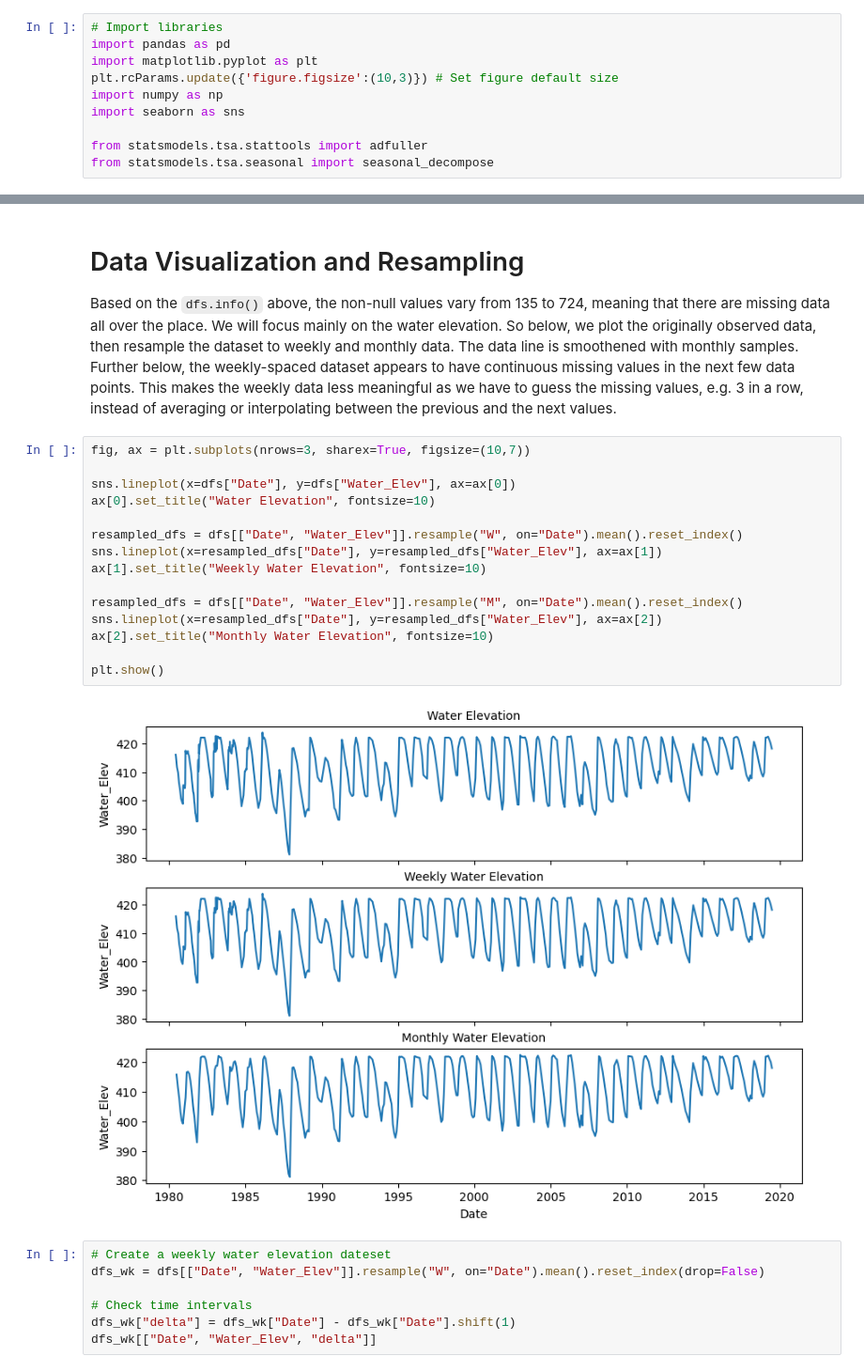
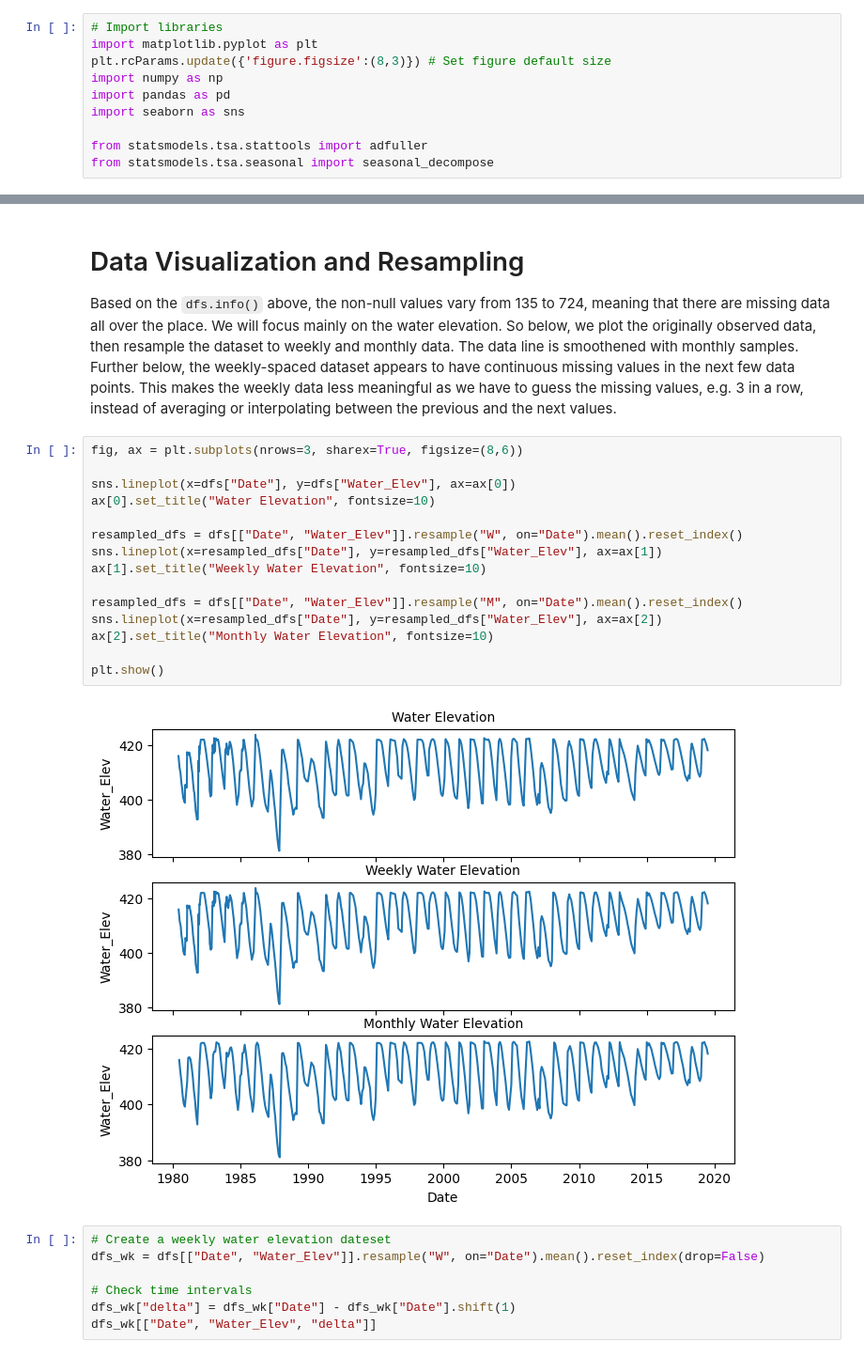
Before and after one commit to liangchow/time-series-reservoir-water-level, a Jupyter notebook: reservoir.ipynb, the cells around one changed output, grey strips where cells are left out. Shown at 94% size. Drawn from its saved outputs; the diff is of its cells as text.

```diff
--- a/reservoir.ipynb
+++ b/reservoir.ipynb
@@ -19,10 +19,10 @@ git is already the newest version (1:2.34.1-1ubuntu1.11).
 fatal: destination path 'time-series-reservoir-water-level' already exists and is not an empty directory.
 # %%
 # Import libraries
+import matplotlib.pyplot as plt
+plt.rcParams.update({'figure.figsize':(8,3)}) # Set figure default size
+import numpy as np
 import pandas as pd
-import matplotlib.pyplot as plt
-plt.rcParams.update({'figure.figsize':(10,3)}) # Set figure default size
-import numpy as np
 import seaborn as sns
 
 from statsmodels.tsa.stattools import adfuller
@@ -83,22 +83,22 @@ dfs.tail()
 # Data Visualization and Resampling
 Based on the `dfs.info()` above, the non-null values vary from 135 to 724, meaning that there are missing data all over the place. We will focus mainly on the water elevation. So below, we plot the originally observed data, then resample the dataset to weekly and monthly data. The data line is smoothened with monthly samples. Further below, the weekly-spaced dataset appears to have continuous missing values in the next few data points. This makes the weekly data less meaningful as we have to guess the missing values, e.g. 3 in a row, instead of averaging or interpolating between the previous and the next values.
 # %%
-fig, ax = plt.subplots(nrows=3, sharex=True, figsize=(10,7))
+fig, ax = plt.subplots(nrows=3, sharex=True, figsize=(8,6))
 
 sns.lineplot(x=dfs["Date"], y=dfs["Water_Elev"], ax=ax[0])
 ax[0].set_title("Water Elevation", fontsize=10)
 
 resampled_dfs = dfs[["Date", "Water_Elev"]].resample("W", on="Date").mean().reset_index()
 sns.lineplot(x=resampled_dfs["Date"], y=resampled_dfs["Water_Elev"], ax=ax[1])
 ax[1].set_title("Weekly Water Elevation", fontsize=10)
 
 resampled_dfs = dfs[["Date", "Water_Elev"]].resample("M", on="Date").mean().reset_index()
 sns.lineplot(x=resampled_dfs["Date"], y=resampled_dfs["Water_Elev"], ax=ax[2])
 ax[2].set_title("Monthly Water Elevation", fontsize=10)
 
 plt.show()
 # %% [output]
-[figure, old version]
+[figure, new version]
 # %%
 # Create a weekly water elevation dateset
 dfs_wk = dfs[["Date", "Water_Elev"]].resample("W", on="Date").mean().reset_index(drop=False)
```
Also changed, not shown: parts of 13 cells of this notebook.
